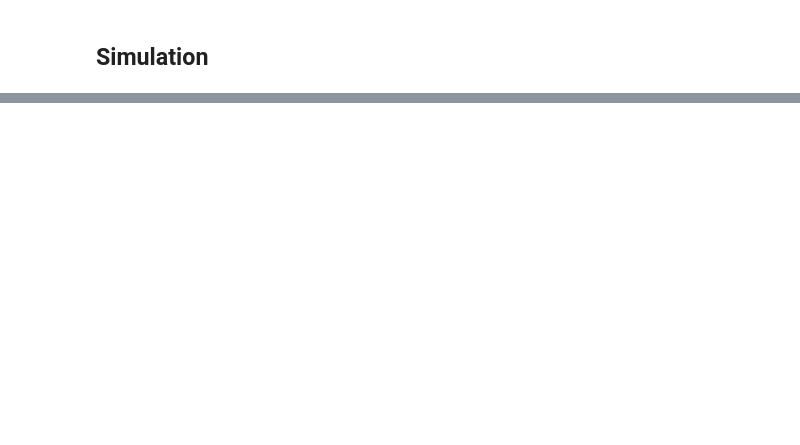
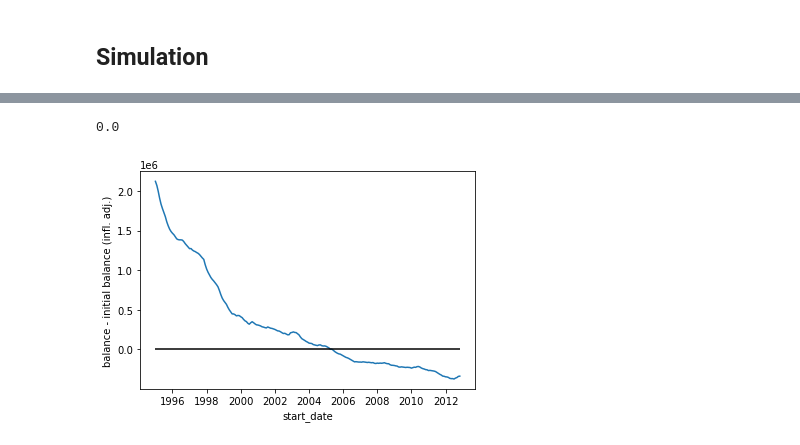
Before and after one commit to matheusfacure/tsr, a Jupyter notebook: TSR Br.ipynb, the cells around one changed output, grey strips where cells are left out. Saved outputs shown, nothing was run; the diff lists cells and outputs as text; code cells hidden in the pictures; blank space fills up the shorter version.

```diff
--- a/TSR Br.ipynb
+++ b/TSR Br.ipynb
@@ -417,0 +110,13 @@ while not(check):
+# %%
+total = 500000
+weights = {"sp500":.0, "selic":1.0}
+portfolio = {asset:total*w for asset, w in weights.items()}
+tax = 0.15
+
+simulate_evolution(df=data.query(f"index>='2000-01-01'").head(10*12),
+                   portfolio=portfolio,
+                   inflation_col="ipca",
+                   rebalance_col="rebalance",
+                   weights=weights,
+                   withdraw_rate=0.04,
+                   tax=0.15)
@@ -417,0 +138,13 @@ while not(check):
+# %%
+start_dates = data.query("index<'2012-12-01'").index
+
+simulations = pd.concat([
+    simulate_evolution(df=data.query(f"index>='{str(start)}'").head(10*12),
+                   portfolio=portfolio,
+                   inflation_col="ipca",
+                   rebalance_col="rebalance",
+                   weights=weights,
+                   withdraw_rate=0.05,
+                   tax=0.15).assign(start_date=start).reset_index()
+    for start in start_dates
+])
@@ -417,0 +160,15 @@ while not(check):
+# %%
+np.mean(simulations["balance"] < 0)
+# %% [output]
+0.0
+# %%
+diff = (simulations
+        .loc[lambda d: d.groupby("start_date")["date"].transform("max") == d["date"]]
+        .assign(diff=lambda d: d["balance"] - d["initial_balance_infl_adj"]))
+
+plt.plot(diff["start_date"], diff["diff"])
+plt.hlines(0, diff["start_date"].min(), diff["start_date"].max(), color="black")
+plt.xlabel("start_date")
+plt.ylabel("balance - initial balance (infl. adj.)");
+# %% [output]
+[figure, added]
```
Also changed, not shown: parts of 33 cells of this notebook.
